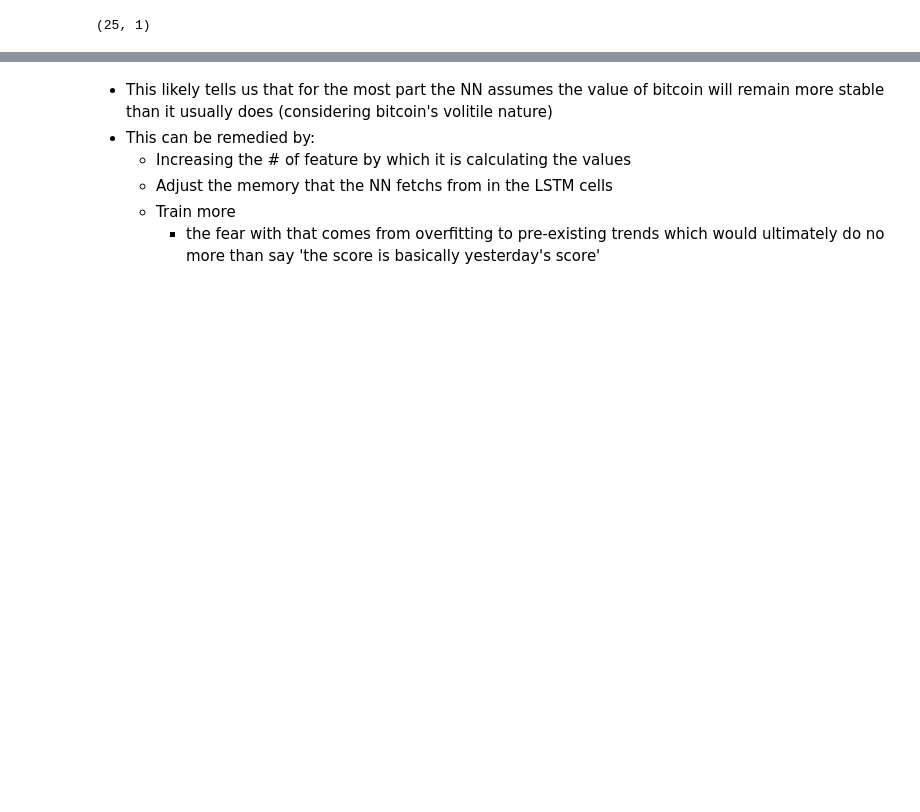
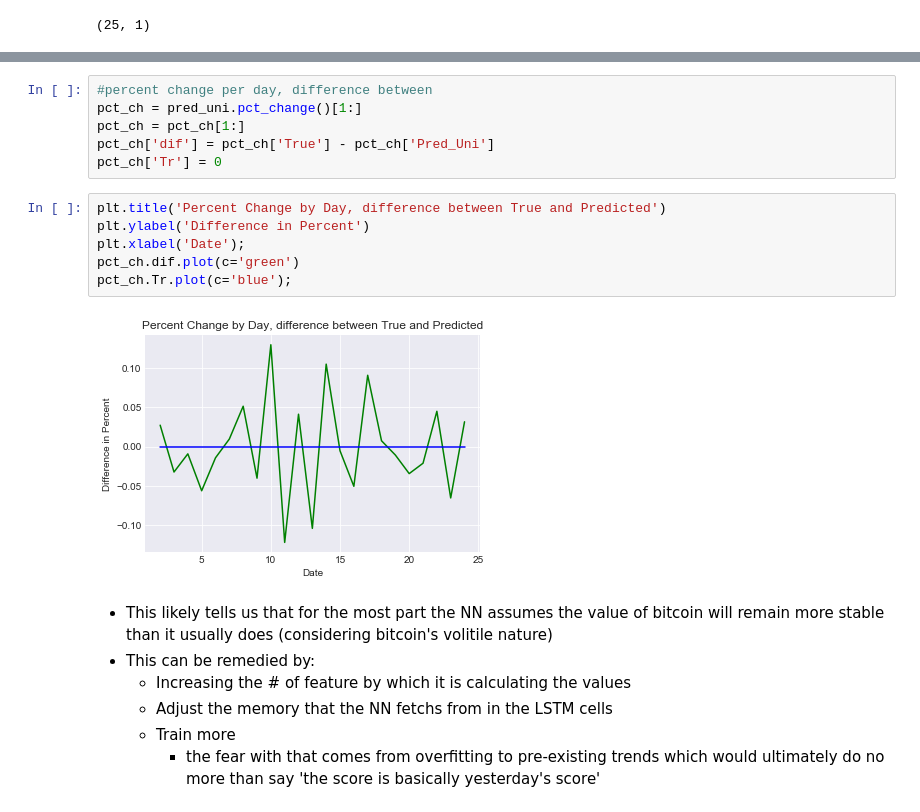
Before and after one commit to Mikhail-Naumov/Another_Bitcoin_Predictor, a Jupyter notebook: BitCoin_LSTM.ipynb, the cells around one changed output, grey strips where cells are left out. Drawn from its saved outputs; the diff is of its cells as text; blank space fills up the shorter version.

```diff
--- a/BitCoin_LSTM.ipynb
+++ b/BitCoin_LSTM.ipynb
@@ -445,3 +451,17 @@ plt.xlabel('Date');
+# %%
+#percent change per day, difference between
+pct_ch = pred_uni.pct_change()[1:]
+pct_ch = pct_ch[1:]
+pct_ch['dif'] = pct_ch['True'] - pct_ch['Pred_Uni']
+pct_ch['Tr'] = 0
+# %%
+plt.title('Percent Change by Day, difference between True and Predicted')
+plt.ylabel('Difference in Percent')
+plt.xlabel('Date');
+pct_ch.dif.plot(c='green')
+pct_ch.Tr.plot(c='blue');
+# %% [output]
+[figure, added]
 # %% [markdown]
 - This likely tells us that for the most part the NN assumes the value of bitcoin will remain more stable than it usually does (considering bitcoin's volitile nature)
 - This can be remedied by:
```
Also changed, not shown: parts of 54 cells of this notebook.
